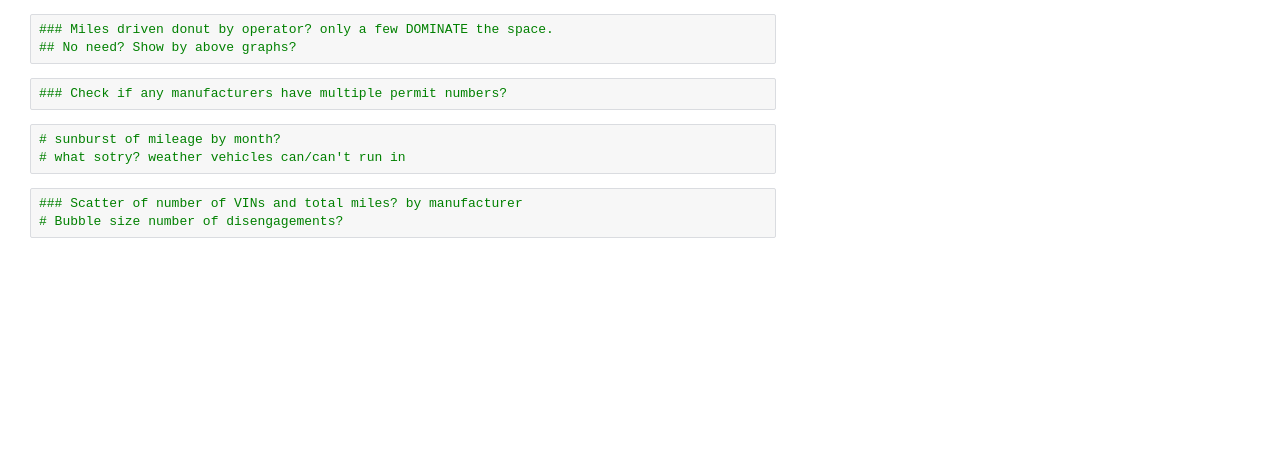
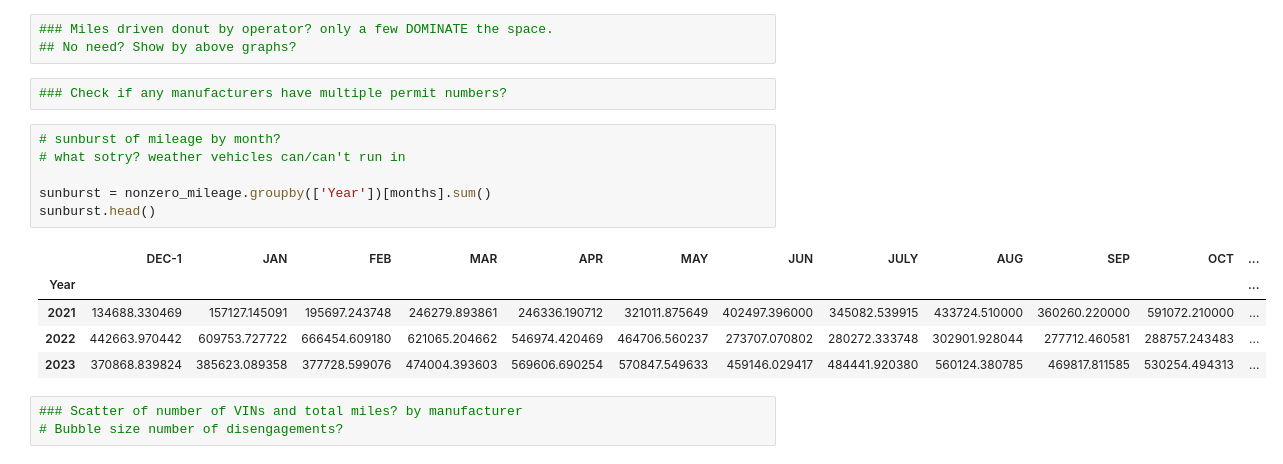
Before and after one commit to Kyle-Markwardt/self-driving-vehicles, a Jupyter notebook: main.ipynb, the cells around one changed output. Saved outputs shown, nothing was run; the diff lists cells and outputs as text; blank space fills up the shorter version.

```diff
--- a/main.ipynb
+++ b/main.ipynb
@@ -264,6 +268,15 @@ fig.show()
 # %%
 # sunburst of mileage by month?
 # what sotry? weather vehicles can/can't run in
+
+sunburst = nonzero_mileage.groupby(['Year'])[months].sum()
+sunburst.head()
+# %% [output]
+|  | DEC-1 | JAN | FEB | MAR | APR | MAY | JUN | JULY | AUG | SEP | OCT | ... |
+| Year |  |  |  |  |  |  |  |  |  |  |  | ... |
+| 2021 | 134688.330469 | 157127.145091 | 195697.243748 | 246279.893861 | 246336.190712 | 321011.875649 | 402497.396000 | 345082.539915 | 433724.510000 | 360260.220000 | 591072.210000 | ... |
+| 2022 | 442663.970442 | 609753.727722 | 666454.609180 | 621065.204662 | 546974.420469 | 464706.560237 | 273707.070802 | 280272.333748 | 302901.928044 | 277712.460581 | 288757.243483 | ... |
+| 2023 | 370868.839824 | 385623.089358 | 377728.599076 | 474004.393603 | 569606.690254 | 570847.549633 | 459146.029417 | 484441.920380 | 560124.380785 | 469817.811585 | 530254.494313 | ... |
 # %%
 ### Scatter of number of VINs and total miles? by manufacturer
 # Bubble size number of disengagements?
```
Also changed, not shown: parts of 2 cells of this notebook.
